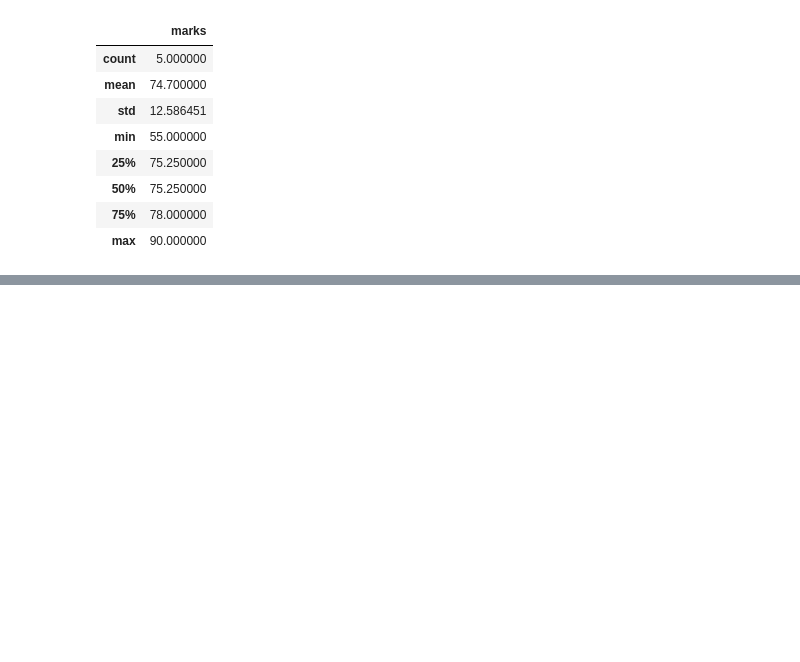
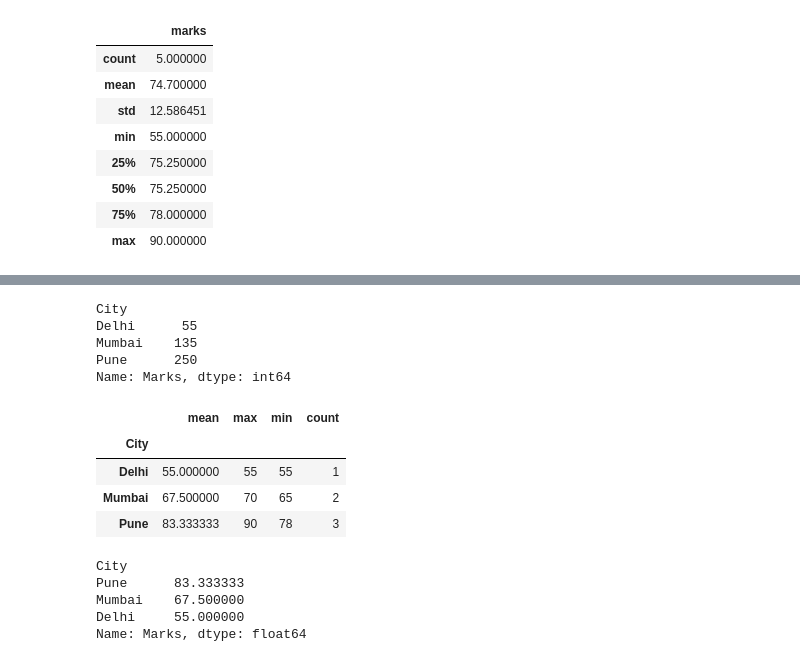
Before and after one commit to Medhanw/data-analytics-roadmap, a Jupyter notebook: Month2_Python/pandas_intro.ipynb, the cells around one changed output, grey strips where cells are left out. Drawn from its saved outputs; the diff is of its cells as text; code cells hidden in the pictures; blank space fills up the shorter version.

```diff
--- a/Month2_Python/pandas_intro.ipynb
+++ b/Month2_Python/pandas_intro.ipynb
@@ -231,0 +264,24 @@ memory usage: 160.0+ bytes
+# %%
+df.groupby("City")["Marks"].sum()
+# %% [output]
+City
+Delhi      55
+Mumbai    135
+Pune      250
+Name: Marks, dtype: int64
+# %%
+df.groupby("City")["Marks"].agg(["mean","max","min","count"])
+# %% [output]
+|  | mean | max | min | count |
+| City |  |  |  |  |
+| Delhi | 55.000000 | 55 | 55 | 1 |
+| Mumbai | 67.500000 | 70 | 65 | 2 |
+| Pune | 83.333333 | 90 | 78 | 3 |
+# %%
+df.groupby("City")["Marks"].mean().sort_values(ascending=False)
+# %% [output]
+City
+Pune      83.333333
+Mumbai    67.500000
+Delhi     55.000000
+Name: Marks, dtype: float64
```
Also changed, not shown: parts of 3 cells of this notebook.
